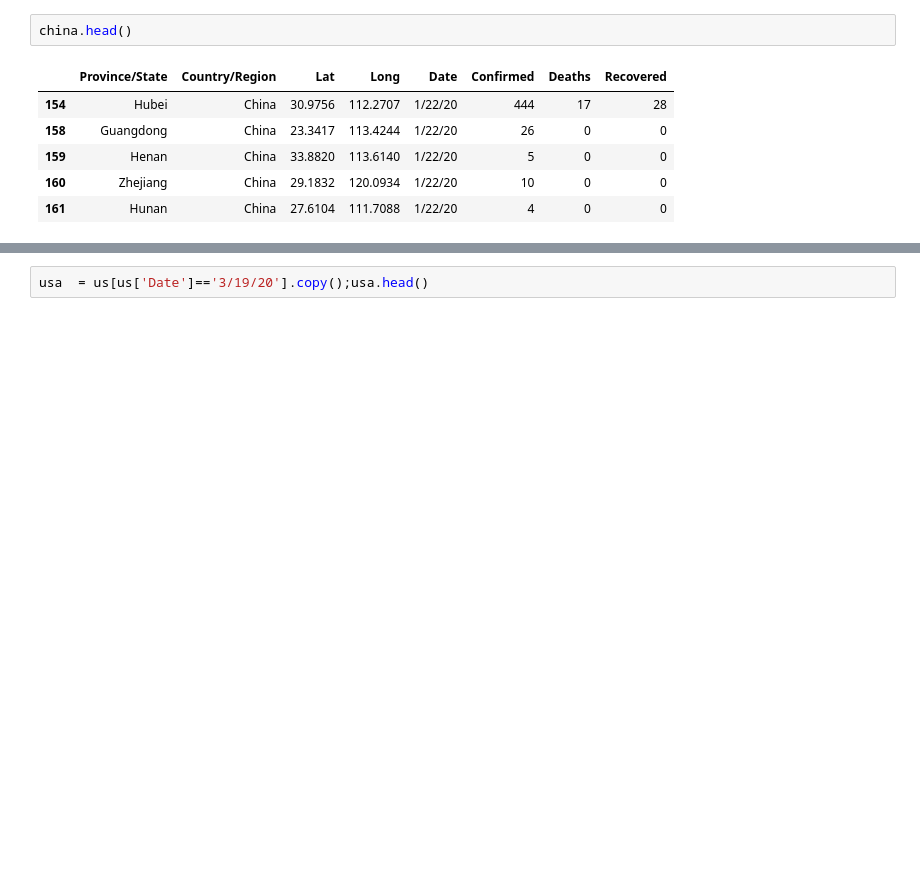
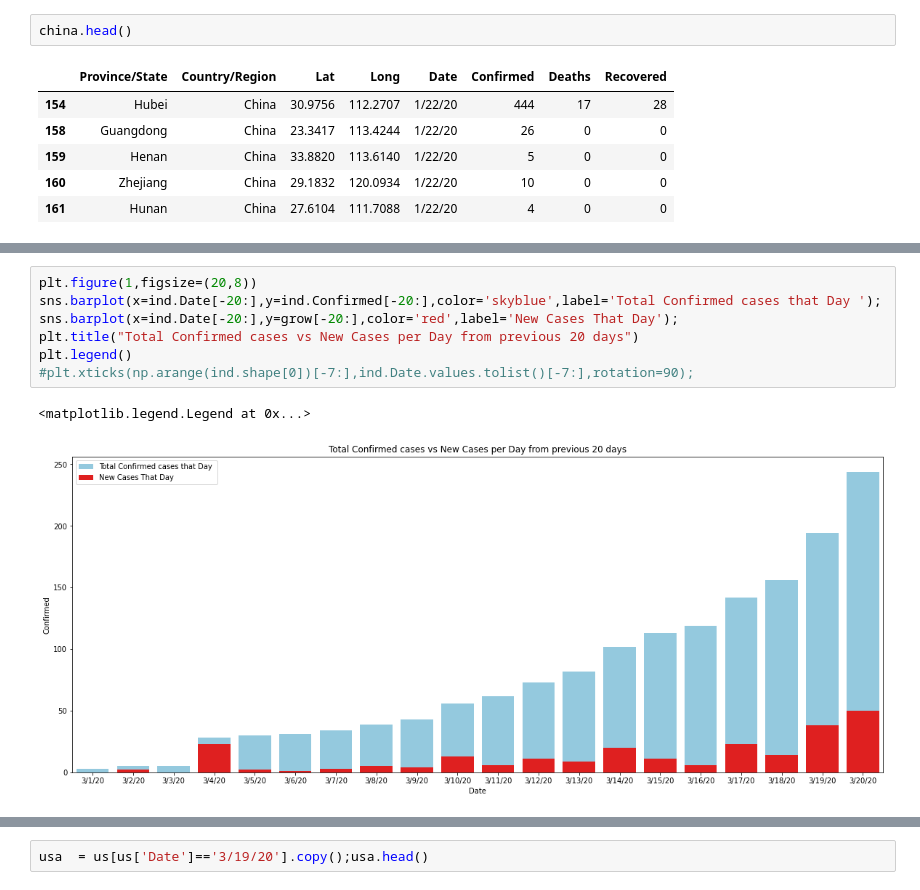
Before and after one commit to shadab4150/Clustering_projects, a Jupyter notebook: corona.ipynb, the cells around one changed output, grey strips where cells are left out. Cells and saved outputs as stored; diff of their text form; blank space fills up the shorter version.

```diff
--- a/corona.ipynb
+++ b/corona.ipynb
@@ -47,0 +70,10 @@ plt.xticks(np.arange(ind.shape[0]),ind.Date.values.tolist(),rotation=90);
+# %%
+plt.figure(1,figsize=(20,8))
+sns.barplot(x=ind.Date[-20:],y=ind.Confirmed[-20:],color='skyblue',label='Total Confirmed cases that Day ');
+sns.barplot(x=ind.Date[-20:],y=grow[-20:],color='red',label='New Cases That Day');
+plt.title("Total Confirmed cases vs New Cases per Day from previous 20 days")
+plt.legend()
+#plt.xticks(np.arange(ind.shape[0])[-7:],ind.Date.values.tolist()[-7:],rotation=90);
+# %% [output]
+<matplotlib.legend.Legend at 0x...>
+[figure, added]
```
Also changed, not shown: parts of 21 cells of this notebook.
